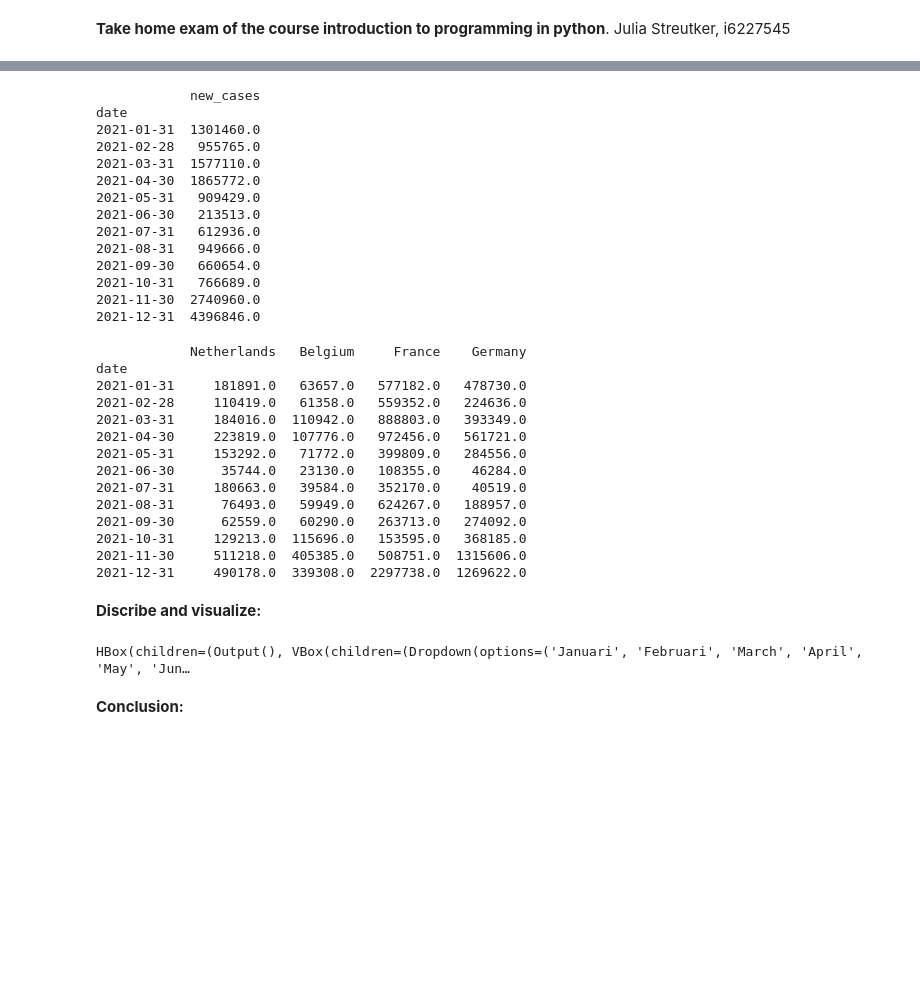
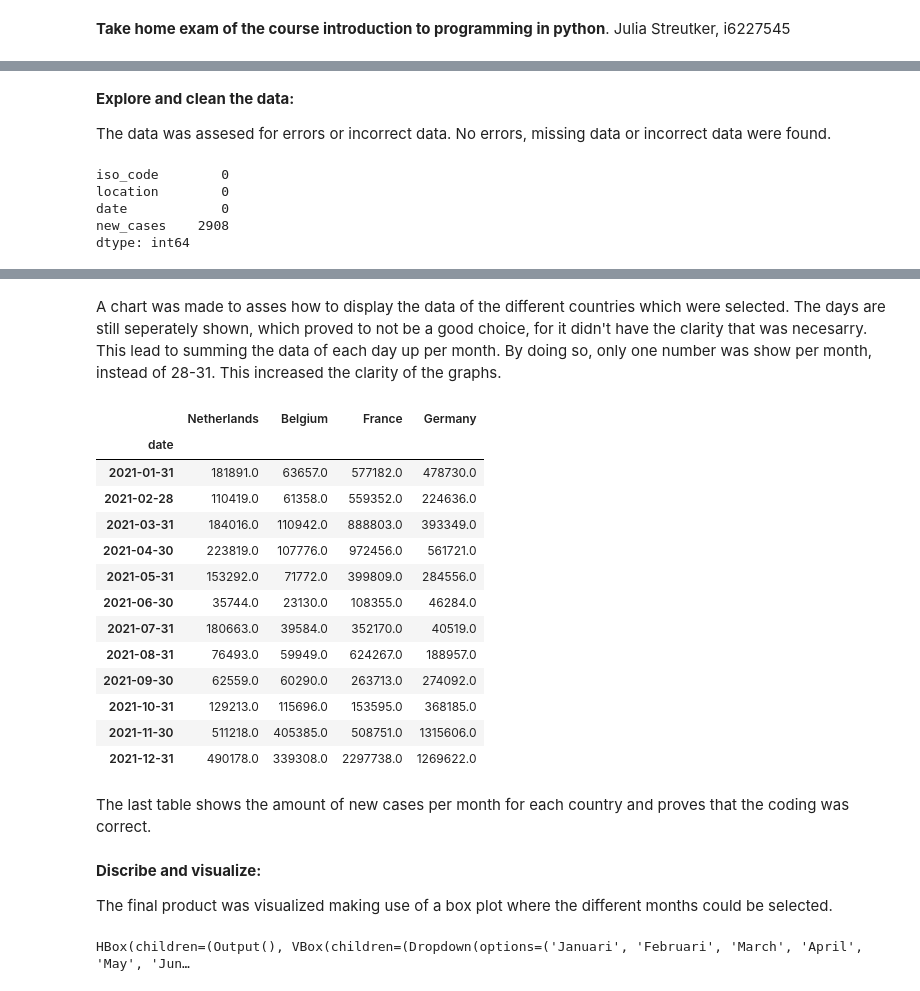
Before and after one commit to JuliaStreutker/voila, a Jupyter notebook: Take_home_exam_python_Julia_Streutker.ipynb, the cells around one changed output, grey strips where cells are left out. Saved outputs shown, nothing was run; the diff lists cells and outputs as text; code cells hidden in the pictures; blank space fills up the shorter version.

```diff
--- a/Take_home_exam_python_Julia_Streutker.ipynb
+++ b/Take_home_exam_python_Julia_Streutker.ipynb
@@ -109,3 +45,15 @@ array(['AFG', 'OWID_AFR', 'ALB', 'DZA', 'AND', 'AGO', 'AIA', 'ATG', 'ARG',
+# %% [markdown]
+**Explore and clean the data:**
+
+The data was assesed for errors or incorrect data. No errors, missing data or incorrect data were found.
+# %%
+iso_code_location_date_new_cases.isnull().sum()
+# %% [output]
+iso_code        0
+location        0
+date            0
+new_cases    2908
+dtype: int64
 # %%
 alt.Chart(year_and_countries).mark_point().encode(
     x='date',
@@ -115,48 +63,38 @@ alt.Chart(year_and_countries).mark_point().encode(
 )
 # %% [output]
 [interactive output not drawn]
+# %% [markdown]
+A chart was made to asses how to display the data of the different countries which were selected. The days are still seperately shown, which proved to not be a good choice, for it didn't have the clarity that was necesarry. This lead to summing the data of each day up per month. By doing so, only one number was show per month, instead of 28-31. This increased the clarity of the graphs.
 # %%
 
 months_year_2021 = year_and_countries.groupby(pd.Grouper(key='date',freq='M')).sum()
-print (months_year_2021)
-# %% [output]
-            new_cases
-date
-2021-01-31  1301460.0
-2021-02-28   955765.0
-2021-03-31  1577110.0
-2021-04-30  1865772.0
-2021-05-31   909429.0
-2021-06-30   213513.0
-2021-07-31   612936.0
-2021-08-31   949666.0
-2021-09-30   660654.0
-2021-10-31   766689.0
-2021-11-30  2740960.0
-2021-12-31  4396846.0
 # %%
 final = pd.DataFrame()
 for country in countries_to_select:
     final[country] = year_and_countries.loc[year_2021.location.isin([country]), ].groupby(pd.Grouper(key='date',freq='M')).sum()
 
-print(final)
+final
 # %% [output]
-            Netherlands   Belgium     France    Germany
-date
-2021-01-31     181891.0   63657.0   577182.0   478730.0
-2021-02-28     110419.0   61358.0   559352.0   224636.0
-2021-03-31     184016.0  110942.0   888803.0   393349.0
-2021-04-30     223819.0  107776.0   972456.0   561721.0
-2021-05-31     153292.0   71772.0   399809.0   284556.0
-2021-06-30      35744.0   23130.0   108355.0    46284.0
-2021-07-31     180663.0   39584.0   352170.0    40519.0
-2021-08-31      76493.0   59949.0   624267.0   188957.0
-2021-09-30      62559.0   60290.0   263713.0   274092.0
-2021-10-31     129213.0  115696.0   153595.0   368185.0
-2021-11-30     511218.0  405385.0   508751.0  1315606.0
-2021-12-31     490178.0  339308.0  2297738.0  1269622.0
+|  | Netherlands | Belgium | France | Germany |
+| date |  |  |  |  |
+| 2021-01-31 | 181891.0 | 63657.0 | 577182.0 | 478730.0 |
+| 2021-02-28 | 110419.0 | 61358.0 | 559352.0 | 224636.0 |
+| 2021-03-31 | 184016.0 | 110942.0 | 888803.0 | 393349.0 |
+| 2021-04-30 | 223819.0 | 107776.0 | 972456.0 | 561721.0 |
+| 2021-05-31 | 153292.0 | 71772.0 | 399809.0 | 284556.0 |
+| 2021-06-30 | 35744.0 | 23130.0 | 108355.0 | 46284.0 |
+| 2021-07-31 | 180663.0 | 39584.0 | 352170.0 | 40519.0 |
+| 2021-08-31 | 76493.0 | 59949.0 | 624267.0 | 188957.0 |
+| 2021-09-30 | 62559.0 | 60290.0 | 263713.0 | 274092.0 |
+| 2021-10-31 | 129213.0 | 115696.0 | 153595.0 | 368185.0 |
+| 2021-11-30 | 511218.0 | 405385.0 | 508751.0 | 1315606.0 |
+| 2021-12-31 | 490178.0 | 339308.0 | 2297738.0 | 1269622.0 |
-# %% [markdown]
-**Discribe and visualize:**
+# %% [markdown]
+The last table shows the amount of new cases per month for each country and proves that the coding was correct.
+# %% [markdown]
+**Discribe and visualize:**
+
+The final product was visualized making use of a box plot where the different months could be selected.
 # %%
 months = ['Januari','Februari','March','April','May','June','July','August','September','October','November','December']
 final.index = months
@@ -187,5 +125,3 @@ iout = widgets.interactive_output(visualize_country_data, {'month': select_month
 widgets.HBox([iout, widgets.VBox([select_month])])
 # %% [output]
 HBox(children=(Output(), VBox(children=(Dropdown(options=('Januari', 'Februari', 'March', 'April', 'May', 'Jun…
-# %% [markdown]
-**Conclusion:**
```
Also changed, not shown: parts of 10 cells of this notebook.
